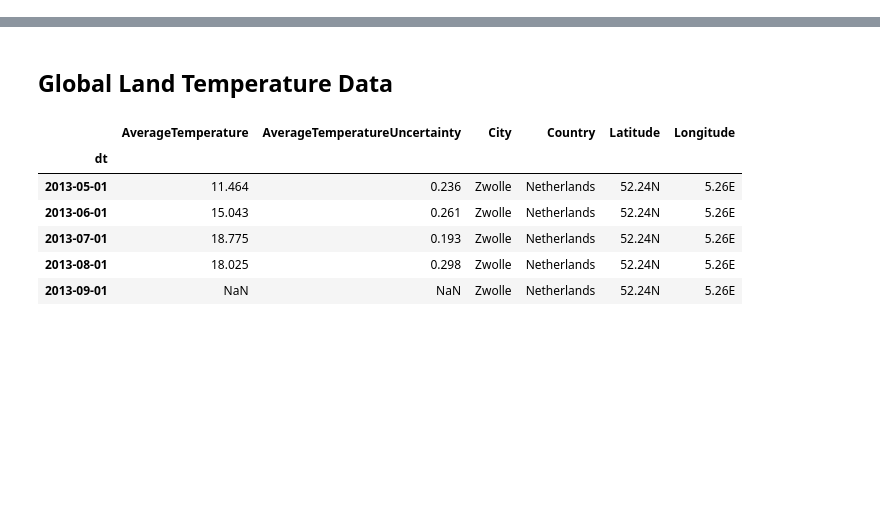
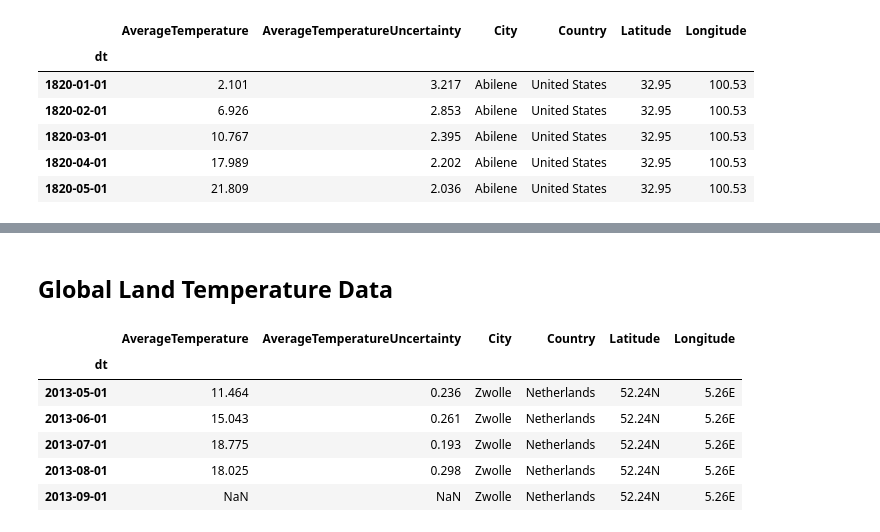
Before and after one commit to karahahn/Springboard_Capstone1, a Jupyter notebook: Exploring the Data.ipynb, the cells around one changed output, grey strips where cells are left out. Cells and saved outputs as stored; diff of their text form; code cells hidden in the pictures; blank space fills up the shorter version.

```diff
--- a/Exploring the Data.ipynb
+++ b/Exploring the Data.ipynb
@@ -7,0 +47,14 @@ import datetime as dt
+# %%
+# temp_df: drop all countries except US, remove direction (NESW) from lat/long
+temp_us = temp_df[temp_df['Country'] == 'United States']
+temp_us['Latitude'] = temp_us['Latitude'].str[:-1]
+temp_us['Longitude'] = temp_us['Longitude'].str[:-1]
+temp_us.head()
+# %% [output]
+|  | AverageTemperature | AverageTemperatureUncertainty | City | Country | Latitude | Longitude |
+| dt |  |  |  |  |  |  |
+| 1820-01-01 | 2.101 | 3.217 | Abilene | United States | 32.95 | 100.53 |
+| 1820-02-01 | 6.926 | 2.853 | Abilene | United States | 32.95 | 100.53 |
+| 1820-03-01 | 10.767 | 2.395 | Abilene | United States | 32.95 | 100.53 |
+| 1820-04-01 | 17.989 | 2.202 | Abilene | United States | 32.95 | 100.53 |
+| 1820-05-01 | 21.809 | 2.036 | Abilene | United States | 32.95 | 100.53 |
```
Also changed, not shown: parts of 13 cells of this notebook.
